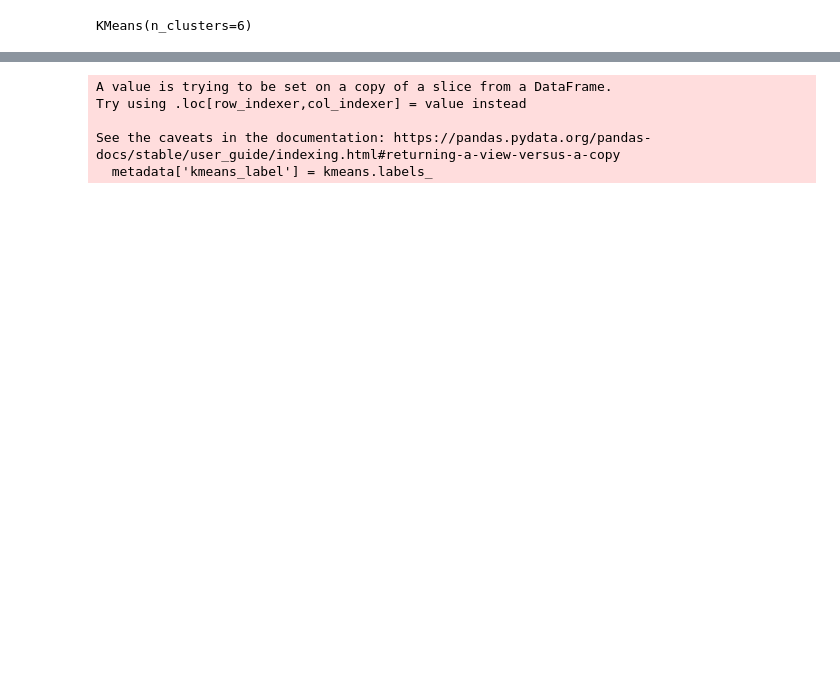
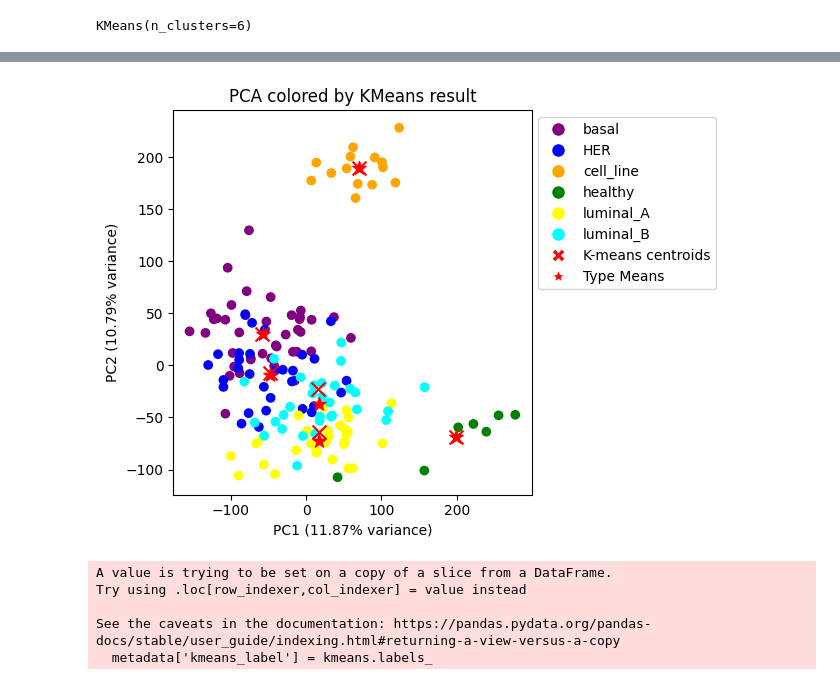
Before and after one commit to itanini/ML_project, a Jupyter notebook: kmeans_compare_centroids_jupiter.ipynb, the cells around one changed output, grey strips where cells are left out. Drawn from its saved outputs; the diff is of its cells as text; code cells hidden in the pictures; blank space fills up the shorter version.

```diff
--- a/kmeans_compare_centroids_jupiter.ipynb
+++ b/kmeans_compare_centroids_jupiter.ipynb
@@ -74,3 +63,11 @@ data_with_centroids
+# %%
+type_means = pd.concat([raw_data, metadata['type']], axis=1).groupby('type').mean()
+# %%
+type_means.columns = range(type_means.shape[1])
+# %%
+data_with_centroids = pd.concat([data_for_pca,pd.DataFrame(centroids), type_means],axis = 0)
+# %%
+data_with_centroids.fillna(0, inplace=True)
 # %%
 import matplotlib.pyplot as plt
 import pandas as pd
@@ -123,3 +85,45 @@ plt.show()
+# %%
+import matplotlib.pyplot as plt
+import pandas as pd
+import numpy as np
+from matplotlib.lines import Line2D
+
+pca_df = pd.DataFrame(pca_result[:-12], columns=['PC1', 'PC2'])
+scatter_samples = plt.scatter(pca_df['PC1'], pca_df['PC2'], c=metadata['color'], marker='o', label='Samples')
+
+# Plot the centroids with red 'x' markers
+centroids_Df = pd.DataFrame(pca_result[-12:-6], columns=['PC1', 'PC2'])
+scatter_centroids = plt.scatter(centroids_Df['PC1'], centroids_Df['PC2'], c='red', marker='x', s=100, label='K-means Centroids')  # Set marker size
+
+# Plot the real type means
+real_means_df = pd.DataFrame(pca_result[-6:], columns=['PC1', 'PC2'])
+plt.scatter(real_means_df['PC1'], real_means_df['PC2'], c='red', marker='*', s=100, label='Type Means')
+
+# Set the labels for the axes with explained variance
+plt.title('PCA colored by KMeans result')
+plt.xlabel(f'PC1 ({explained_variance[0]*100:.2f}% variance)')
+plt.ylabel(f'PC2 ({explained_variance[1]*100:.2f}% variance)')
+
+# Add a custom legend for the sample types
+unique_types = metadata['type'].unique()
+custom_legend_elements = [Line2D([0], [0], marker='o', color='w', markerfacecolor=color, markersize=10, label=sample_type)
+                          for sample_type, color in zip(unique_types, metadata['color'].unique())]
+
+# Create custom legend for centroids 'x' markers
+centroid_legend = Line2D([0], [0], marker='X', color='w', markerfacecolor= 'red', markersize=10, label='K-means centroids')
+
+
+# Create custom legend for type means '*'
+means_legend = Line2D([0], [], marker='*', color='w', markerfacecolor= 'red', markersize=10, label='Type Means')
+
+# Combine the sample types legend and the centroids legend
+plt.legend(handles=custom_legend_elements + [centroid_legend] + [means_legend], loc='upper left', bbox_to_anchor=(1, 1))
+
+plt.tight_layout()
+# Show the plot
+plt.savefig('PCA_colored_as_k_means_clusters.png')
+# %% [output]
+[figure, added]
 # %%
 metadata['kmeans_label'] = kmeans.labels_
 # %% [output]
```
Also changed, not shown: parts of 25 cells of this notebook, 6 other files.
